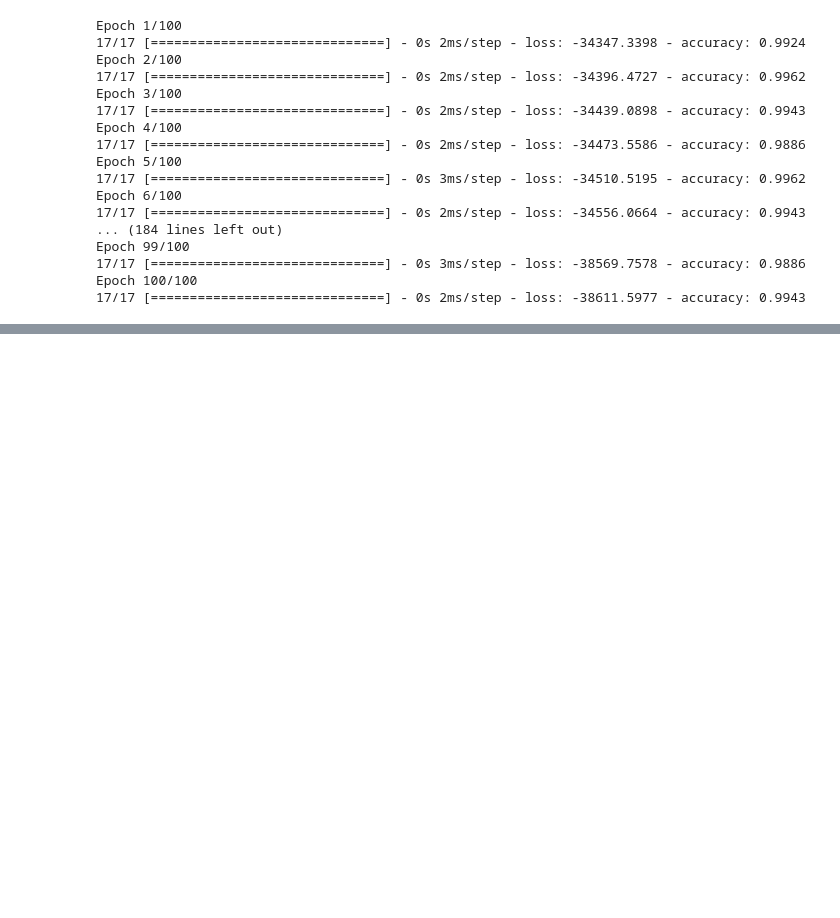
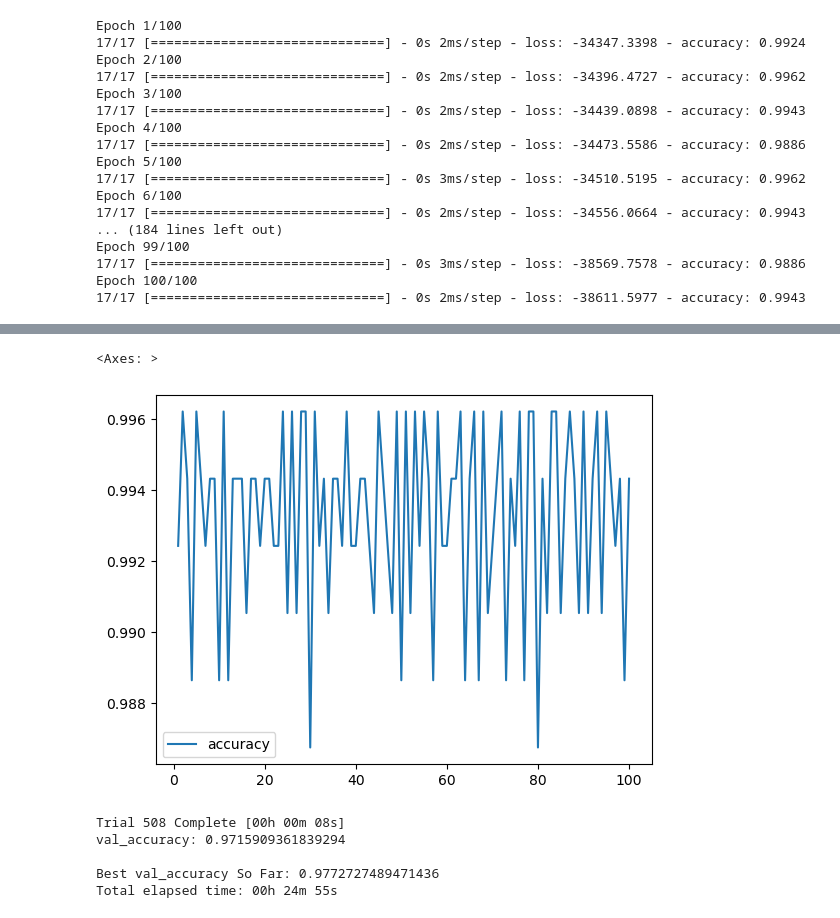
Before and after one commit to TGurke13/Final_Project, a Jupyter notebook: data_vis.ipynb, the cells around one changed output, grey strips where cells are left out. Saved outputs shown, nothing was run; the diff lists cells and outputs as text; code cells hidden in the pictures; blank space fills up the shorter version.

Commit message:
With Hyperparameters

```diff
--- a/data_vis.ipynb
+++ b/data_vis.ipynb
@@ -345,0 +351,7 @@ Epoch 100/100
+# %%
+# Model history
+history_df = pd.DataFrame(fit_model.history, index=range(1,len(fit_model.history['loss'])+1))
+history_df.plot(y='accuracy')
+# %% [output]
+<Axes: >
+[figure, added]
@@ -345,0 +383,9 @@ Epoch 100/100
+# %%
+# Search for the best hyperparameters
+tuner.search(X_train_scaled, y_train, epochs=100, validation_data=(X_test_scaled, y_test))
+# %% [output]
+Trial 508 Complete [00h 00m 08s]
+val_accuracy: 0.9715909361839294
+
+Best val_accuracy So Far: 0.9772727489471436
+Total elapsed time: 00h 24m 55s
```
Also changed, not shown: parts of 6 cells of this notebook.
